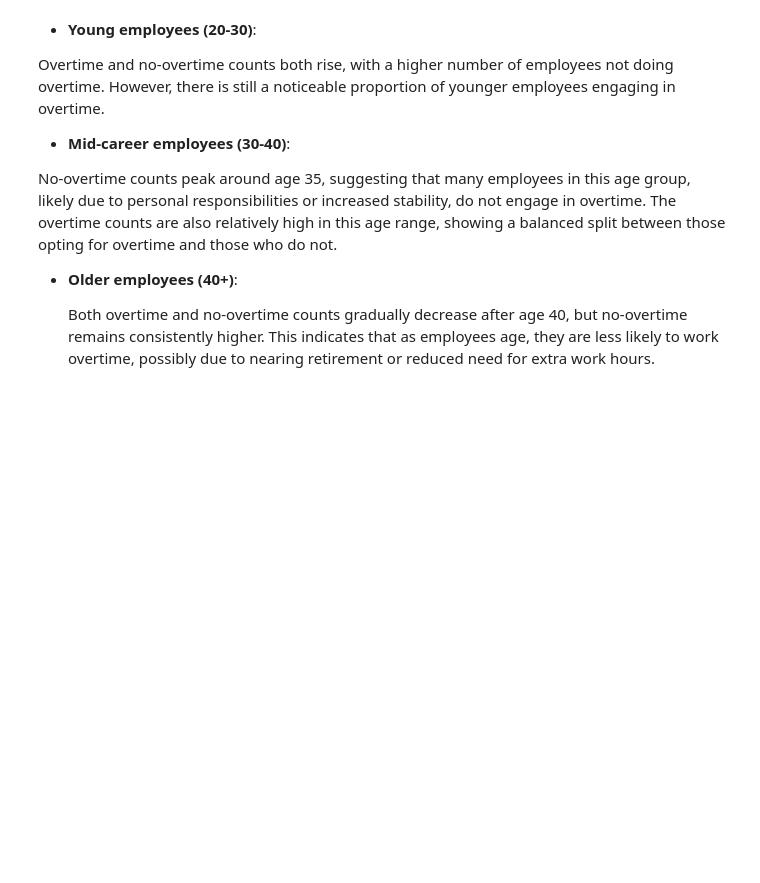
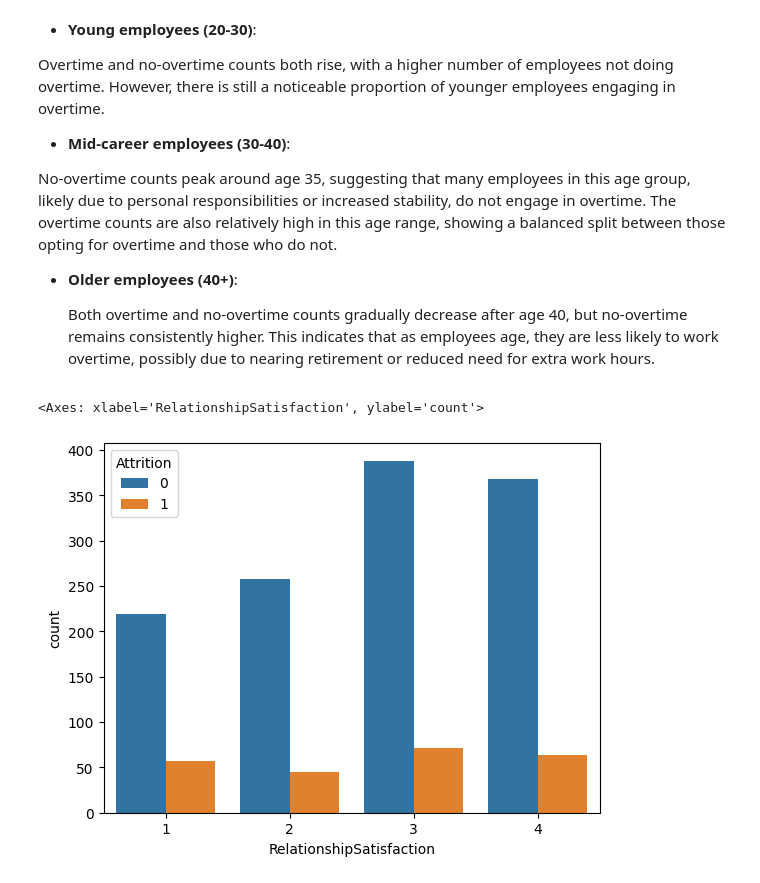
Before and after one commit to AmitSP-beep/Classification-Model, a Jupyter notebook: Classification.ipynb, the cells around one changed output. Drawn from its saved outputs; the diff is of its cells as text; code cells hidden in the pictures; blank space fills up the shorter version.

```diff
--- a/Classification.ipynb
+++ b/Classification.ipynb
@@ -137,0 +130,5 @@ df2
+# %%
+from sklearn.preprocessing import LabelEncoder
+le=LabelEncoder()
+df2['Attrition']=le.fit_transform(df1['Attrition'])
+df2
@@ -387,3 +390,8 @@ plt.show()
 - **Older employees (40+)**:
 
   Both overtime and no-overtime counts gradually decrease after age 40, but no-overtime remains consistently higher. This indicates that as employees age, they are less likely to work overtime, possibly due to nearing retirement or reduced need for extra work hours.
+# %%
+sns.countplot(x='RelationshipSatisfaction', hue='Attrition',data=new_df)
+# %% [output]
+<Axes: xlabel='RelationshipSatisfaction', ylabel='count'>
+[figure, added]
```
Also changed, not shown: parts of 59 cells of this notebook.
